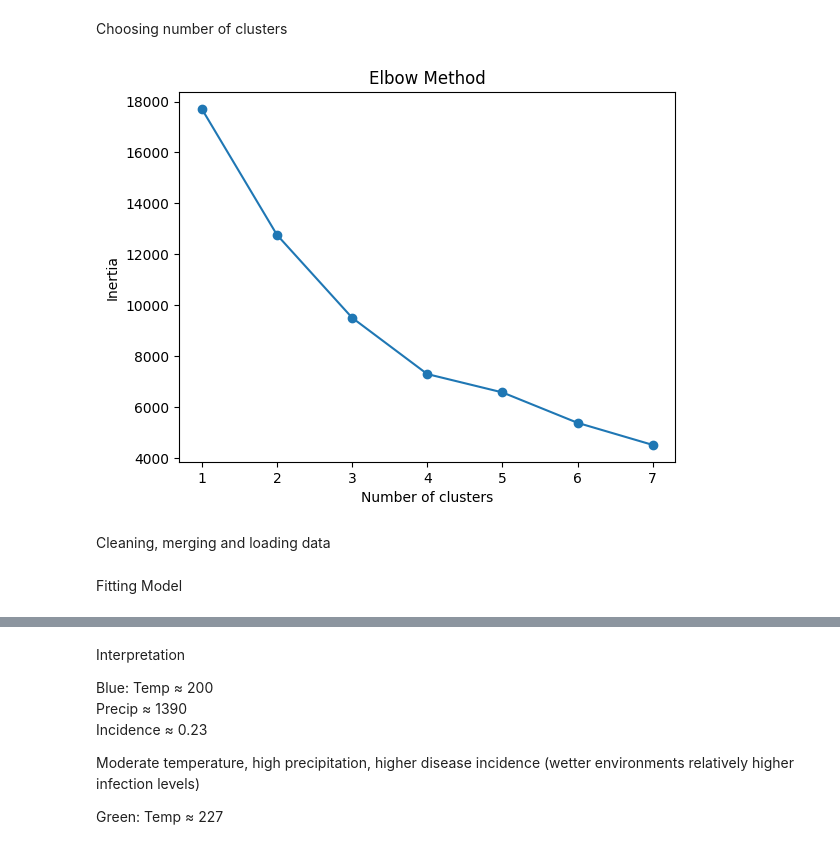
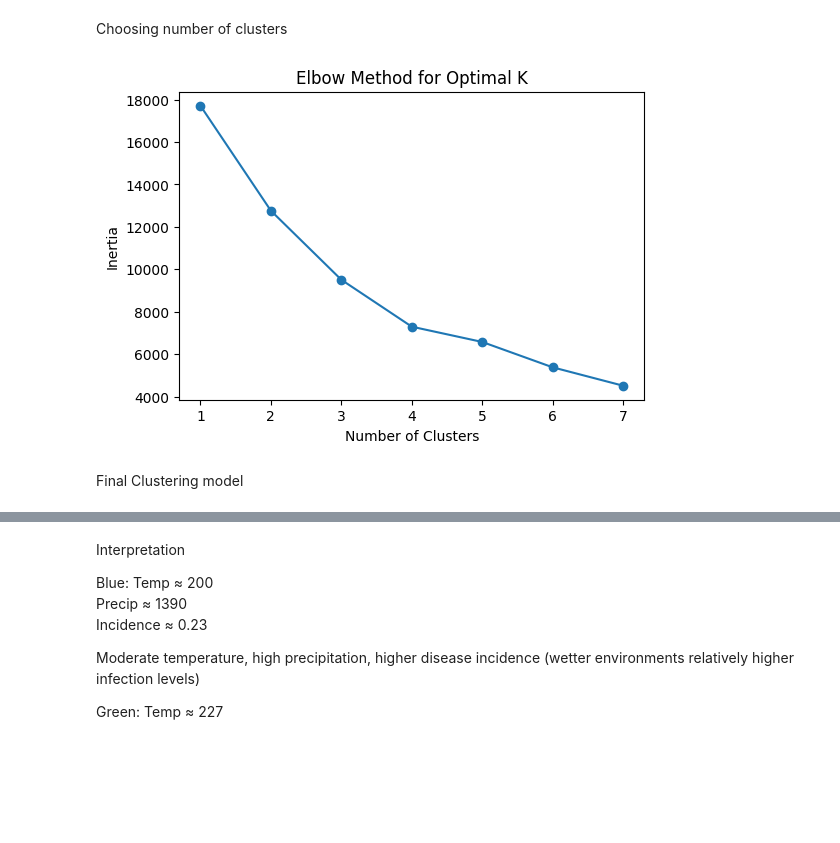
Before and after one commit to ArmanMoshasha/Plant_Disease_Machine_Learning_Modeling, a Jupyter notebook: Dyrad Dataset project1/notebooks/02_modeling.ipynb, the cells around one changed output, grey strips where cells are left out. Cells and saved outputs as stored; diff of their text form; code cells hidden in the pictures; blank space fills up the shorter version.

```diff
--- a/Dyrad Dataset project1/notebooks/02_modeling.ipynb
+++ b/Dyrad Dataset project1/notebooks/02_modeling.ipynb
@@ -130,8 +322,10 @@ Preparing features
 # %%
 from sklearn.preprocessing import StandardScaler
 
-cluster_features = df[["bio01", "bio12", "Incidence"]].dropna()
+# features used for clustering
+cluster_features = df_clean[["bio01", "bio12", "Incidence"]].dropna()
 
+# scale features
 scaler = StandardScaler()
 X_scaled = scaler.fit_transform(cluster_features)
 # %% [markdown]
@@ -139,20 +333,22 @@ Choosing number of clusters
 # %%
 from sklearn.cluster import KMeans
 import matplotlib.pyplot as plt
 
 inertia = []
 
 for k in range(1, 8):
     kmeans = KMeans(n_clusters=k, random_state=42)
     kmeans.fit(X_scaled)
     inertia.append(kmeans.inertia_)
 
-plt.plot(range(1,8), inertia, marker='o')
-plt.xlabel("Number of clusters")
+plt.figure(figsize=(6,4))
+
+plt.plot(range(1, 8), inertia, marker='o')
+
+plt.xlabel("Number of Clusters")
 plt.ylabel("Inertia")
-plt.title("Elbow Method")
+plt.title("Elbow Method for Optimal K")
+
 plt.show()
 # %% [output]
-[figure, old version]
+[figure, new version]
-# %% [markdown]
-Cleaning, merging and loading data
@@ -169,3 +355,3 @@ df_clean = df.dropna(subset=["Incidence", "bio01", "bio12"]).copy()
-# %% [markdown]
-Fitting Model
+# %% [markdown]
+Final Clustering model
 # %%
```
Also changed, not shown: parts of 30 cells of this notebook.
